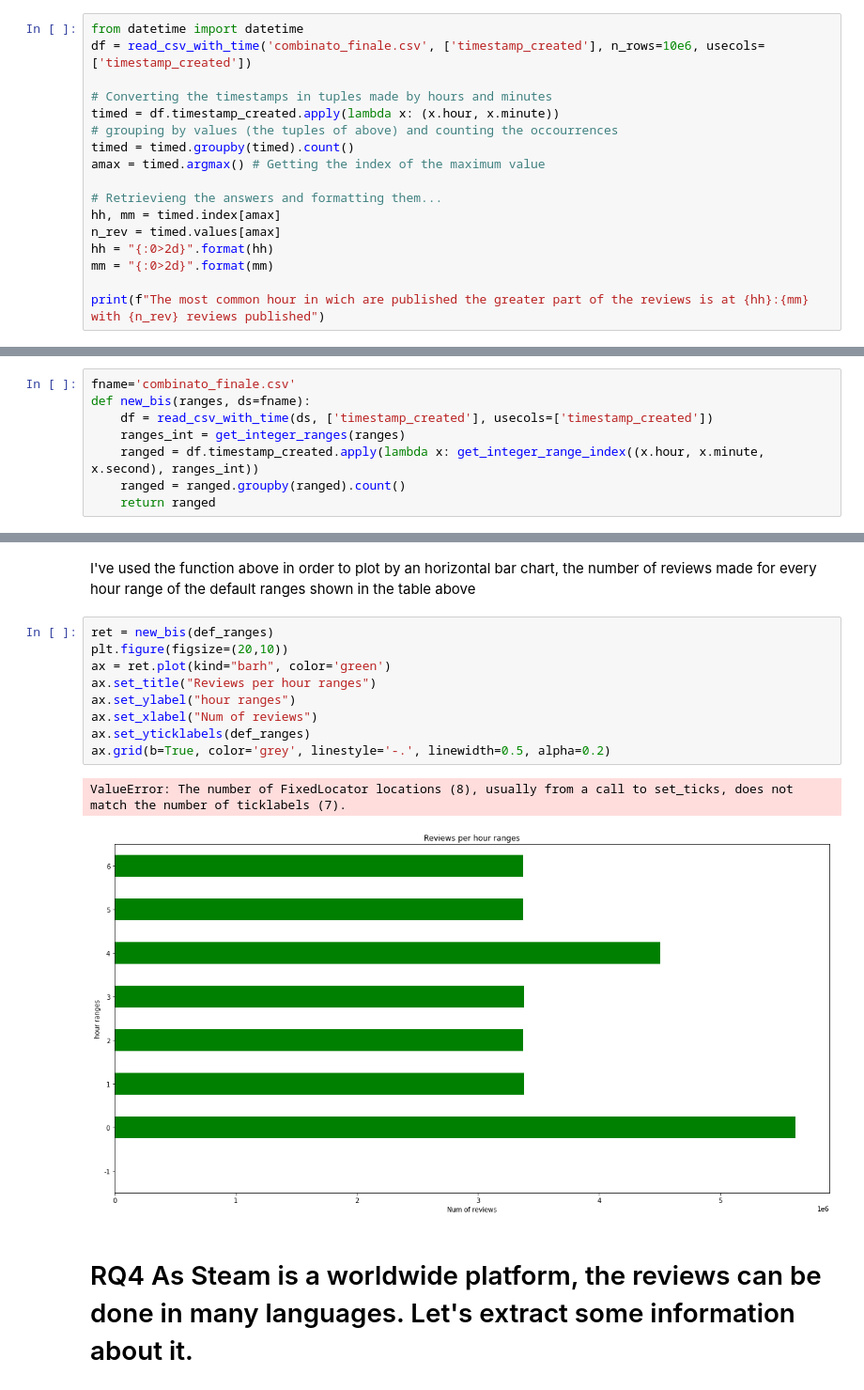
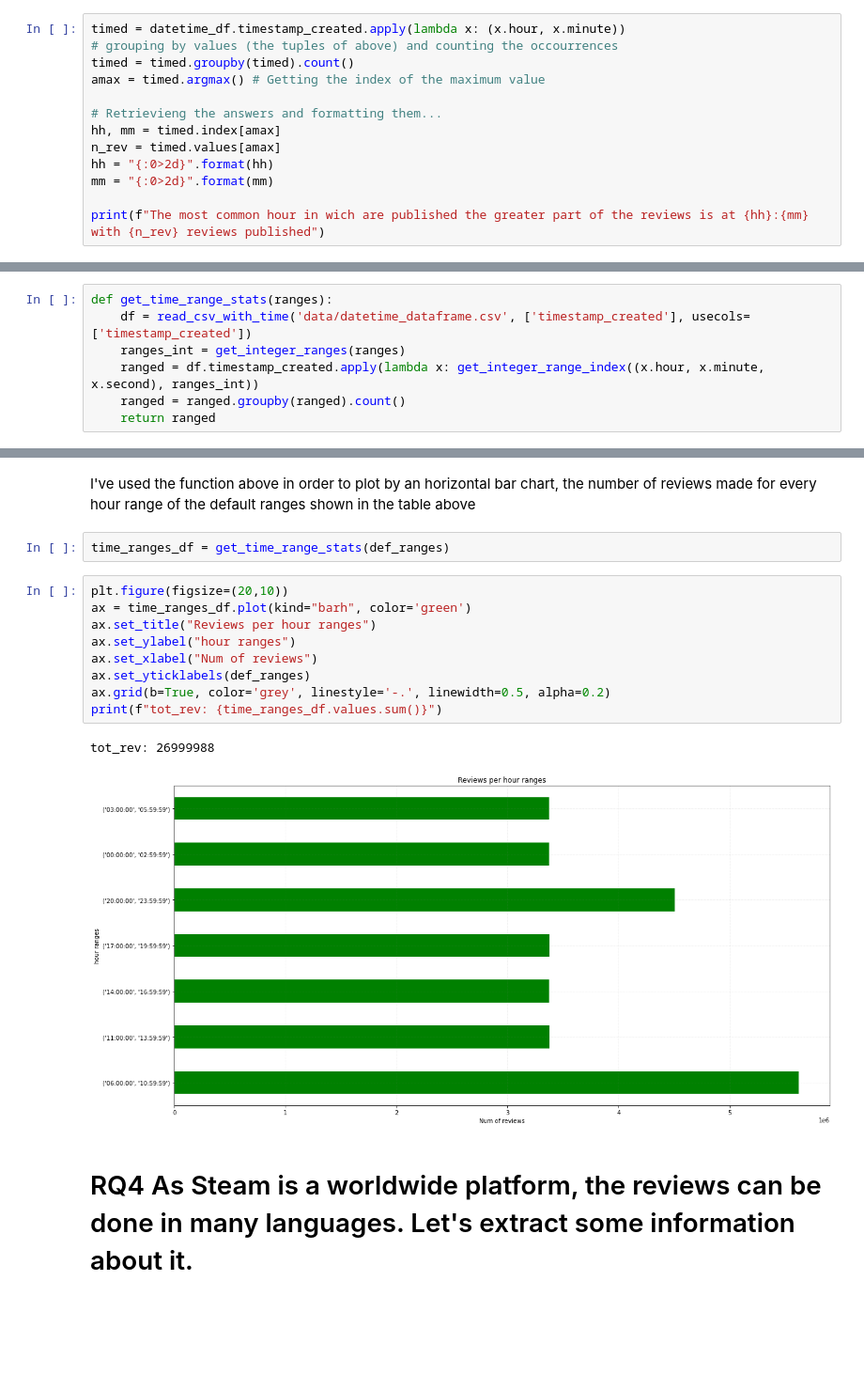
Before and after one commit to PliniLeonardo/ADM_homework2, a Jupyter notebook: Homework.ipynb, the cells around one changed output, grey strips where cells are left out. Shown at 94% size. Drawn from its saved outputs; the diff is of its cells as text; blank space fills up the shorter version.

```diff
--- a/Homework.ipynb
+++ b/Homework.ipynb
@@ -235,9 +261,5 @@ The results are printed with a formatted string
 # %%
-from datetime import datetime
-df = read_csv_with_time('combinato_finale.csv', ['timestamp_created'], n_rows=10e6, usecols=['timestamp_created'])
-
-# Converting the timestamps in tuples made by hours and minutes
-timed = df.timestamp_created.apply(lambda x: (x.hour, x.minute))
+timed = datetime_df.timestamp_created.apply(lambda x: (x.hour, x.minute))
 # grouping by values (the tuples of above) and counting the occourrences
 timed = timed.groupby(timed).count()
 amax = timed.argmax() # Getting the index of the maximum value
@@ -256,9 +276,8 @@ The most common hour in wich are published the greater part of the reviews is at
 # %% [markdown]
 The function required is the following and returns a pd.Series where the index are the index of the corresponding hour range and the values are the number of reviews made in that range
 # %%
-fname='combinato_finale.csv'
-def new_bis(ranges, ds=fname):
-    df = read_csv_with_time(ds, ['timestamp_created'], usecols=['timestamp_created'])
+def get_time_range_stats(ranges):
+    df = read_csv_with_time('data/datetime_dataframe.csv', ['timestamp_created'], usecols=['timestamp_created'])
     ranges_int = get_integer_ranges(ranges)
     ranged = df.timestamp_created.apply(lambda x: get_integer_range_index((x.hour, x.minute, x.second), ranges_int))
     ranged = ranged.groupby(ranged).count()
@@ -267,18 +286,20 @@ def new_bis(ranges, ds=fname):
 ### Request 3
 # %% [markdown]
 I've used the function above in order to plot by an horizontal bar chart, the number of reviews made for every hour range of the default ranges shown in the table above
+# %%
+time_ranges_df = get_time_range_stats(def_ranges)
 # %%
-ret = new_bis(def_ranges)
 plt.figure(figsize=(20,10))
-ax = ret.plot(kind="barh", color='green')
+ax = time_ranges_df.plot(kind="barh", color='green')
 ax.set_title("Reviews per hour ranges")
 ax.set_ylabel("hour ranges")
 ax.set_xlabel("Num of reviews")
 ax.set_yticklabels(def_ranges)
 ax.grid(b=True, color='grey', linestyle='-.', linewidth=0.5, alpha=0.2)
+print(f"tot_rev: {time_ranges_df.values.sum()}")
 # %% [output]
-ValueError: The number of FixedLocator locations (8), usually from a call to set_ticks, does not match the number of ticklabels (7).
+tot_rev: 26999988
-[figure, old version]
+[figure, new version]
 # %% [markdown]
 # RQ4 As Steam is a worldwide platform, the reviews can be done in many languages. Let's extract some information about it.
 # %% [markdown]
```
Also changed, not shown: parts of 11 cells of this notebook, 3 other files.
